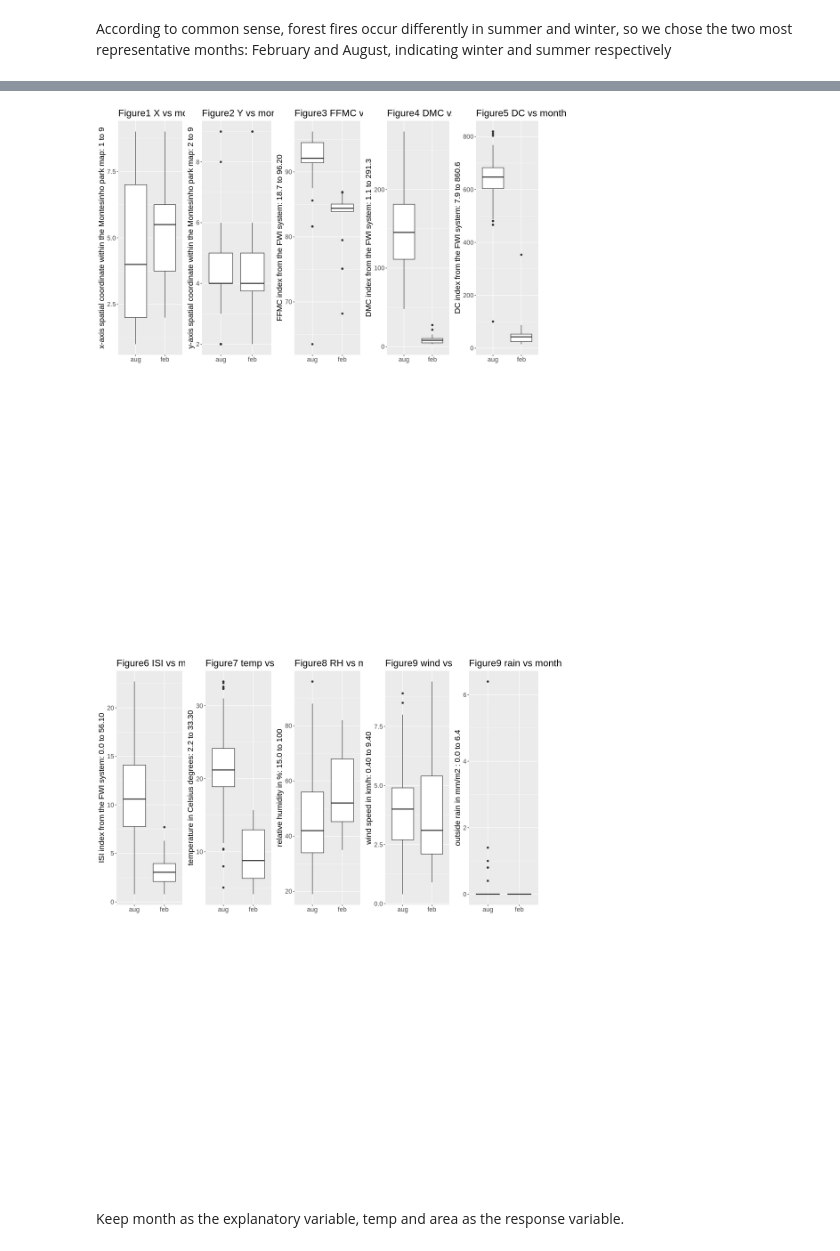
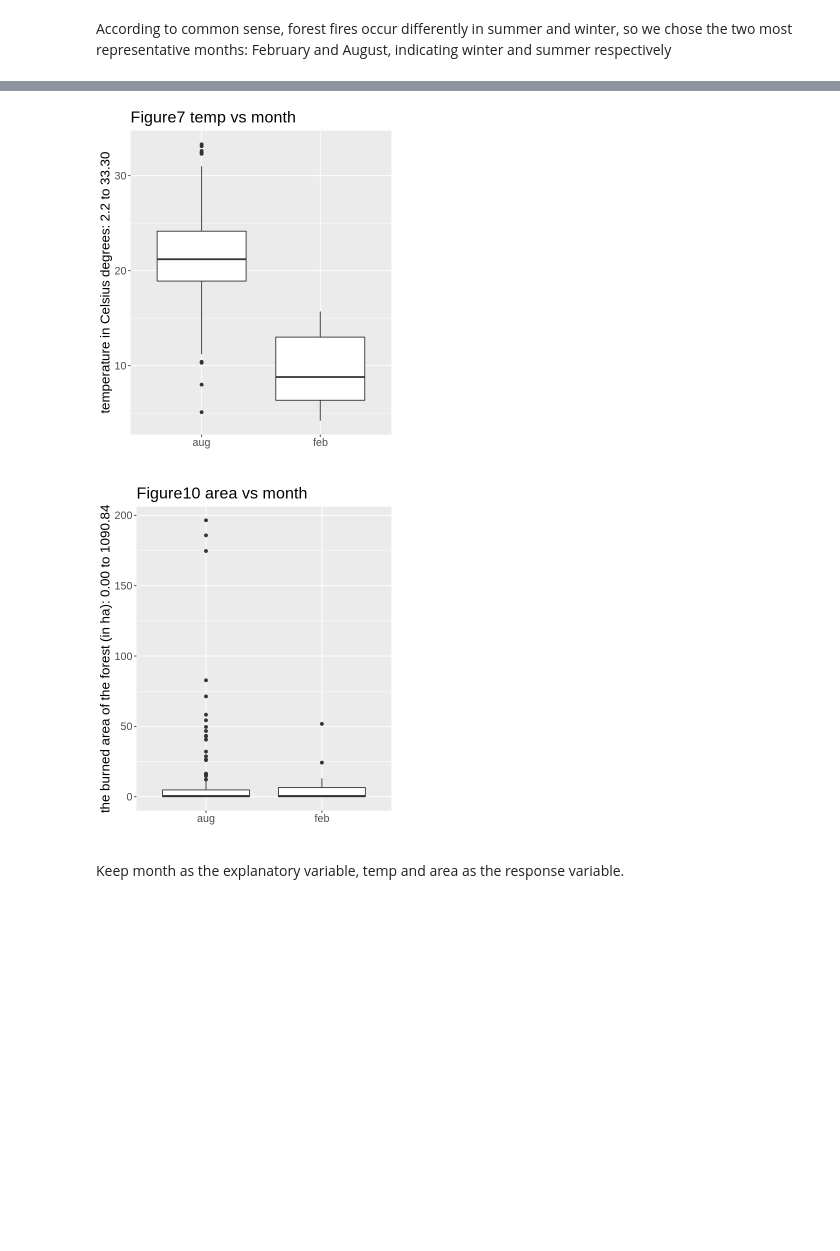
Before and after one commit to Zeeho-Lee/dsci-100-2022w2-group-36, a Jupyter notebook: Proposal.ipynb, the cells around one changed output, grey strips where cells are left out. Saved outputs shown, nothing was run; the diff lists cells and outputs as text; code cells hidden in the pictures; blank space fills up the shorter version.

Commit message:
Fix plot

```diff
--- a/Proposal.ipynb
+++ b/Proposal.ipynb
@@ -71,86 +53,25 @@ A tibble: 6 × 13
 # %%
 # Creat boxplot of all numeric variables
-options(repr.plot.width = 20, repr.plot.height = 15)
+options(repr.plot.width = 5, repr.plot.height = 6)
 
-
-# Since there is an outlier there, which rather affects our analysis, and then filter it out
-forestfires_winter_summer <- forestfires_winter_summer |>
-                             filter(area < 400)
-
-X_month_plot <- ggplot(forestfires_winter_summer, aes(y = X, x = month)) +
-    geom_boxplot()+
-    labs(x = "", y = "x-axis spatial coordinate within the Montesinho park map: 1 to 9") +
-    theme(text=element_text(size=16)) +
-    labs(title = "Figure1 X vs month")
-
-Y_month_plot <- ggplot(forestfires_winter_summer, aes(y = Y, x = month)) +
-    geom_boxplot()+
-    labs(x = "", y = "y-axis spatial coordinate within the Montesinho park map: 2 to 9") +
-    theme(text=element_text(size=16)) +
-    labs(title = "Figure2 Y vs month")
-
-FFMC_month_plot <- ggplot(forestfires_winter_summer, aes(y = FFMC, x = month)) +
-    geom_boxplot()+
-    labs(x = "", y = "FFMC index from the FWI system: 18.7 to 96.20") +
-    theme(text=element_text(size=16)) +
-    labs(title = "Figure3 FFMC vs month")
-
-DMC_month_plot <- ggplot(forestfires_winter_summer, aes(y = DMC, x = month)) +
-    geom_boxplot()+
-    labs(x = "", y = "DMC index from the FWI system: 1.1 to 291.3") +
-    theme(text=element_text(size=16)) +
-    labs(title = "Figure4 DMC vs month")
-
-DC_month_plot <- ggplot(forestfires_winter_summer, aes(y = DC, x = month)) +
-    geom_boxplot()+
-    labs(x = "", y = "DC index from the FWI system: 7.9 to 860.6") +
-    theme(text=element_text(size=16)) +
-    labs(title = "Figure5 DC vs month")
-
-ISI_month_plot <- ggplot(forestfires_winter_summer, aes(y = ISI, x = month)) +
-    geom_boxplot()+
-    labs(x = "", y = "ISI index from the FWI system: 0.0 to 56.10") +
-    theme(text=element_text(size=16)) +
-    labs(title = "Figure6 ISI vs month")
-
-temp_month_plot <- ggplot(forestfires_winter_summer, aes(y = temp, x = month)) +
+temp_month_plot <- forestfires|>
+    ggplot(aes(y = temp, x = month)) +
     geom_boxplot()+
     labs(x = "", y = "temperature in Celsius degrees: 2.2 to 33.30") +
     theme(text=element_text(size=16)) +
     labs(title = "Figure7 temp vs month")
 
-RH_month_plot <- ggplot(forestfires_winter_summer, aes(y = RH, x = month)) +
-    geom_boxplot()+
-    labs(x = "", y = "relative humidity in %: 15.0 to 100") +
-    theme(text=element_text(size=16)) +
-    labs(title = "Figure8 RH vs month")
-
-wind_month_plot <- ggplot(forestfires_winter_summer, aes(y = wind, x = month)) +
-    geom_boxplot()+
-    labs(x = "", y = "wind speed in km/h: 0.40 to 9.40") +
-    theme(text=element_text(size=16)) +
-    labs(title = "Figure9 wind vs month")
-
-rain_month_plot <- ggplot(forestfires_winter_summer, aes(y = rain, x = month)) +
-    geom_boxplot()+
-    labs(x = "", y = "outside rain in mm/m2 : 0.0 to 6.4") +
-    theme(text=element_text(size=16)) +
-    labs(title = "Figure9 rain vs month")
-
-area_month_plot <- forestfires_winter_summer|>
+area_month_plot <- forestfires|>
     ggplot(aes(y = area, x = month)) +
     geom_boxplot()+
     labs(x = "", y = "the burned area of the forest (in ha): 0.00 to 1090.84") +
     theme(text=element_text(size=16)) +
     labs(title = "Figure10 area vs month")
 
-combined_month_plot_1 <-grid.arrange(X_month_plot, Y_month_plot, FFMC_month_plot, DMC_month_plot, DC_month_plot,
-                                    ncol = 8, nrow=2.9)
-
-combined_month_plot_1 <-grid.arrange(ISI_month_plot, temp_month_plot, RH_month_plot, wind_month_plot, rain_month_plot,
-                                    ncol = 8, nrow=2.95)
+temp_month_plot
+area_month_plot
 # %% [output]
-[figure, old version]
+[figure, new version]
-[figure, old version]
+[figure, new version]
 # %% [markdown]
 Keep month as the explanatory variable, temp and area as the response variable.
```
Also changed, not shown: parts of 10 cells of this notebook.
